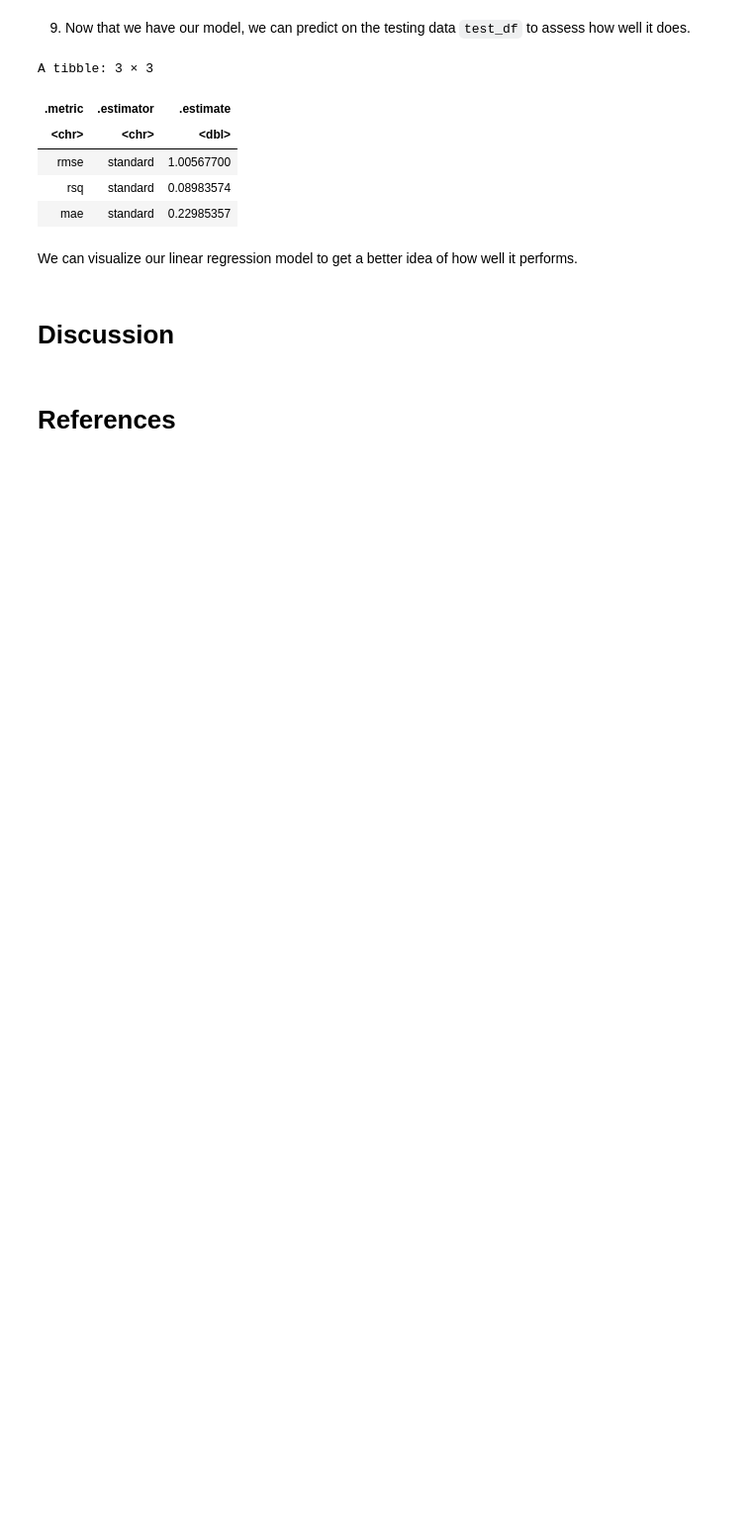
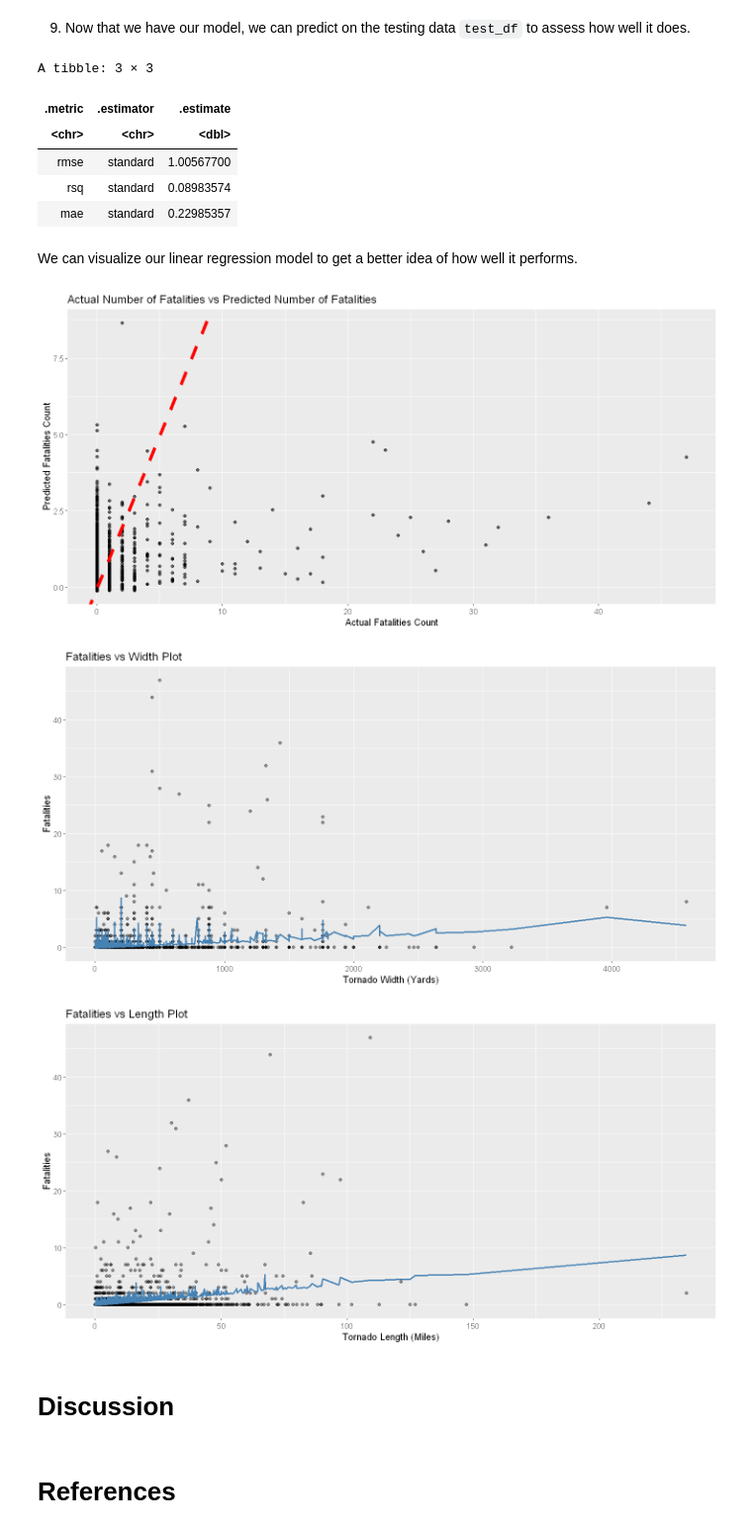
Before and after one commit to DSCI-310-2024/DSCI-310-Group-1-Predict-Casualties-From-Tornado-Data, a Jupyter notebook: src/tornado_predictor.ipynb, the cells around one changed output. Shown at 99% size. Drawn from its saved outputs; the diff is of its cells as text; code cells hidden in the pictures; blank space fills up the shorter version.

Commit message:
Added model accuracy visualizations

```diff
--- a/src/tornado_predictor.ipynb
+++ b/src/tornado_predictor.ipynb
@@ -216,31 +216,100 @@ A tibble: 3 × 3
 We can visualize our linear regression model to get a better idea of how well it performs.
 # %%
 ####################### some scaffolding i pasted from DSCI 100 textbook to help :)
-
 
 #sqft_prediction_grid <- tibble(
 #    sqft = c(
 #        sacramento |> select(sqft) |> min(),
 #        sacramento |> select(sqft) |> max()
 #    )
 #)
 
 #sacr_preds <- lm_fit |>
 #  predict(sqft_prediction_grid) |>
 #  bind_cols(sqft_prediction_grid)
 
 #lm_plot_final <- ggplot(sacramento, aes(x = sqft, y = price)) +
 #  geom_point(alpha = 0.4) +
 #  geom_line(data = sacr_preds,
 #            mapping = aes(x = sqft, y = .pred),
 #            color = "steelblue",
 #            linewidth = 1) +
 #  xlab("House size (square feet)") +
 #  ylab("Price (USD)") +
 #  scale_y_continuous(labels = dollar_format()) +
 #  theme(text = element_text(size = 12))
 
 #lm_plot_final
+
+
+# options(repr.plot.width = 12, repr.plot.height = 6)
+# aqi_predictions <- aqi_fit |>
+#     predict(aqd_test) |>
+#     bind_cols(aqd_test)
+# model_viz <- ggplot(aqi_predictions, aes(x = .pred, y = aqi))+
+#     geom_point(alpha = 0.6)+
+#     geom_abline(intercept = 0, slope = 1, color = "red", linetype = "dashed", linewidth = 2)+
+#     labs(title = "Actual vs Predicted AQI values (Figure 7)", x = "Predicted AQI", y = "Observed AQI")+
+#     theme(text = element_text(size = 20))
+# model_viz
+
+fatal_rsmpe <- lm_test_results |>
+    filter(.metric == "rmse") |>
+    select(.estimate) |>
+    pull()
+
+fatal_predictions <- lm_fit |>
+    predict(test_df) |>
+    bind_cols(test_df)
+
+options(repr.plot.width = 12, repr.plot.height = 6)
+
+## Note: Red line represents where points would be plotted if the model was 100% accurate
+fatal_model_viz <- ggplot(fatal_predictions, aes(x = fatalities, y = .pred)) +
+    geom_point(alpha = 0.6) +
+    # geom_line(data = fatal_predictions,
+    #        mapping = aes(x = fatalities, y = .pred),
+    #        color = "steelblue",
+    #        linewidth = 1) +
+    geom_abline(intercept = 0, slope = 1, color = "red", linetype = "dashed", linewidth = 2)+
+    xlab("Actual Fatalities Count") +
+    ylab("Predicted Fatalities Count") +
+    ggtitle("Actual Number of Fatalities vs Predicted Number of Fatalities") +
+    theme(text = element_text(size = 12))
+
+fatal_model_viz
+
+## Note: Blue line represents predicted values based on our regression model
+fatal_widths_plot <- ggplot(test_df, aes(x = width, y = fatalities)) +
+     geom_point(alpha = 0.4) +
+     geom_line(data = fatal_predictions,
+           mapping = aes(x = width, y = .pred),
+           color = "steelblue",
+           linewidth = 1) +
+     xlab("Tornado Width (Yards)") +
+     ylab("Fatalities") +
+     ggtitle("Fatalities vs Width Plot") +
+     theme(text = element_text(size = 12))
+
+fatal_widths_plot
+
+## Note: Blue line represents predicted values based on our regression model
+fatal_length_plot <- ggplot(test_df, aes(x = length, y = fatalities)) +
+     geom_point(alpha = 0.4) +
+     geom_line(data = fatal_predictions,
+           mapping = aes(x = length, y = .pred),
+           color = "steelblue",
+           linewidth = 1) +
+     xlab("Tornado Length (Miles)") +
+     ylab("Fatalities") +
+     ggtitle("Fatalities vs Length Plot") +
+     theme(text = element_text(size = 12))
+
+fatal_length_plot
+# %% [output]
+[figure, added]
+[figure, added]
+[figure, added]
 # %% [markdown]
 # Discussion
 # %% [markdown]
```
Also changed, not shown: parts of 2 cells of this notebook.
